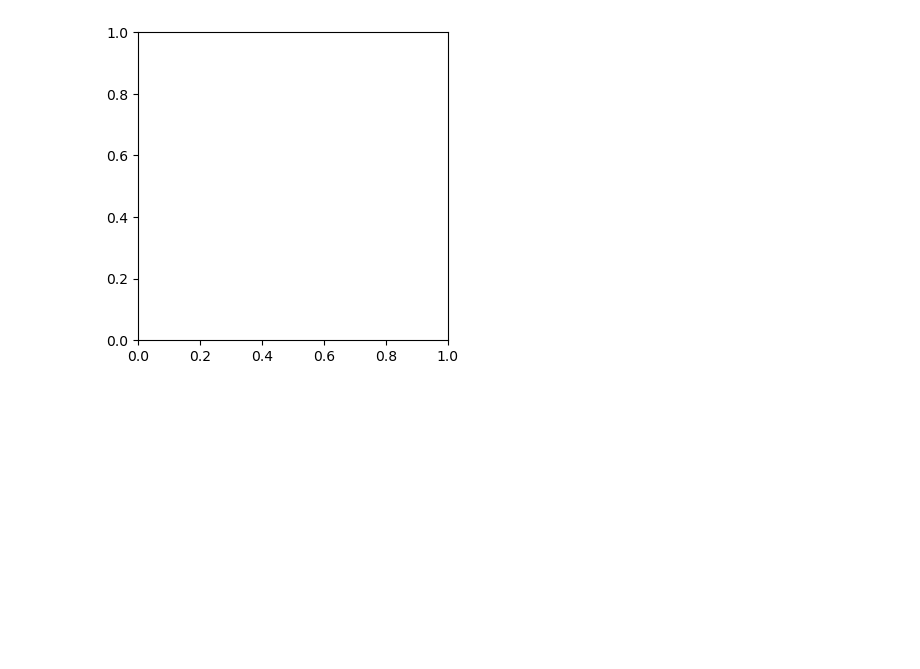
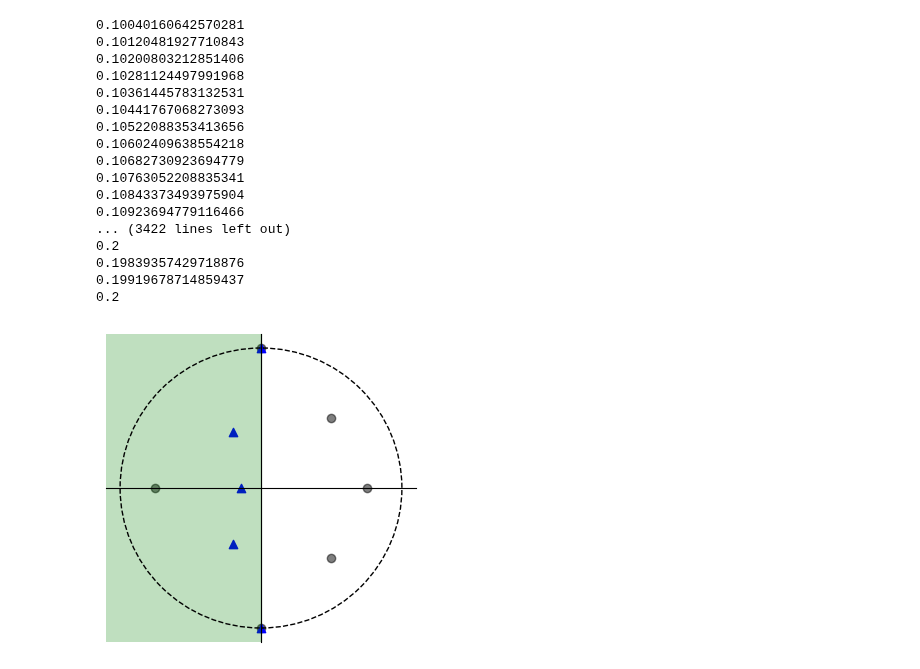
Before and after one commit to BouchardLab/FCCA_analysis, a Jupyter notebook: notebooks/theory/2Dnotebook.ipynb, the cells around one changed output. Drawn from its saved outputs; the diff is of its cells as text; code cells hidden in the pictures; blank space fills up the shorter version.

```diff
--- a/notebooks/theory/2Dnotebook.ipynb
+++ b/notebooks/theory/2Dnotebook.ipynb
@@ -37,28 +81,53 @@ def LQG_score(A):
     return np.trace(P @ Q)
 # %%
 # Plot the spectrum of Ac as theta varies for a few value sof delta
-theta = np.linspace(0, np.pi/3, 25)
-delta = np.linspace(0, 0.2, 25)
-
-fig, ax = plt.subplots(1, 1, figsize=(4, 4))
+theta = np.linspace(0, np.pi/3, 250)
+delta = np.linspace(0, 0.2, 250)
 
 iml = np.zeros((theta.size, len(delta)))
 ssnorm = np.zeros((theta.size, len(delta)))
 lqgscore = np.zeros((theta.size, len(delta)))
+fccascore = np.zeros((theta.size, len(delta)))
 pcascore = np.zeros((theta.size, len(delta)))
+
+Ad = np.zeros((theta.size, len(delta)), dtype=object)
+Ac_ = np.zeros((theta.size, len(delta)), dtype=object)
 
 for i in range(theta.size):
     for j in range(len(delta)):
         A, Ac = genA(theta[i], 0.1, delta[j])
-        # try:
-        #     assert(np.max(np.real(np.linalg.eigvals(Ac))) < 0)
-        # except:
-        #     print(delta[j])
-        iml[i, j] = np.imag(np.linalg.eigvals(Ac)[0])
-        ssnorm[i, j] = np.linalg.norm(Ac - 0.5 * (Ac - Ac.T))/np.linalg.norm(Ac)
+        Ad[i, j] = A
+        Ac_[i, j] = Ac
+        try:
+            assert(np.max(np.real(np.linalg.eigvals(Ac))) < 0)
+        except:
+            print(delta[j])
+            lqgscore[i, j] = np.nan
+            fccascore[i, j] = np.nan
+            pcascore[i, j] = np.nan
+            continue
+        # iml[i, j] = np.imag(np.linalg.eigvals(Ac)[0])
+        # ssnorm[i, j] = np.linalg.norm(Ac - 0.5 * (Ac - Ac.T))/np.linalg.norm(Ac)
         lqgscore[i, j] = LQG_score(Ac)
+        fccascore[i, j] = FCCA_score(Ac)
         pcascore[i, j] = np.linalg.slogdet(scipy.linalg.solve_continuous_lyapunov(Ac, np.eye(Ac.shape[0])))[1]
 # %% [output]
-[figure, removed]
+0.10040160642570281
+0.10120481927710843
+0.10200803212851406
+0.10281124497991968
+0.10361445783132531
+0.10441767068273093
+0.10522088353413656
+0.10602409638554218
+0.10682730923694779
+0.10763052208835341
+0.10843373493975904
+0.10923694779116466
+... (3422 lines left out)
+0.2
+0.19839357429718876
+0.19919678714859437
+0.2
 # %%
 import matplotlib.patches as mpatches
@@ -65 +136,34 @@ import matplotlib.patches as mpatches
+# %%
+fig, ax = plt.subplots(figsize=(4, 4))
+
+# Show example eigenvalues and how they get mapped via Cayley transform
+e1 = np.array([-0.75, 0.75, 1j, -1j, 0.5 + 0.5j, 0.5 - 0.5j], dtype=complex)
+e2 = -1 * (1 - e1)/(1 + e1)
+
+ax.scatter(np.real(e1), np.imag(e1), color='k', alpha=0.5)
+ax.scatter(np.real(e2), np.imag(e2), color='b', marker='^')
+
+ax.spines['left'].set_position('zero')
+ax.spines['bottom'].set_position('zero')
+
+ax.spines['right'].set_color('none')
+ax.spines['top'].set_color('none')
+
+ax.xaxis.set_ticks_position('bottom')
+ax.yaxis.set_ticks_position('left')
+
+ax.set_xlim([-1.1, 1.1])
+ax.set_ylim([-1.1, 1.1])
+
+ax.set_xticks([])
+ax.set_yticks([])
+
+ax.fill_between([0, -2], [-2, -2], [2, 2], color='g', alpha=0.25)
+
+circle1 = plt.Circle((0, 0), 1, color='k', fill=False, linestyle='--')
+ax.add_patch(circle1)
+
+fig.savefig('/home/akumar/nse/neural_control/figs/synth/eig_cayley.pdf', bbox_inches='tight', pad_inches=0)
+# %% [output]
+[figure, added]
 # %%
```
Also changed, not shown: parts of 11 cells of this notebook, 30 other files.
